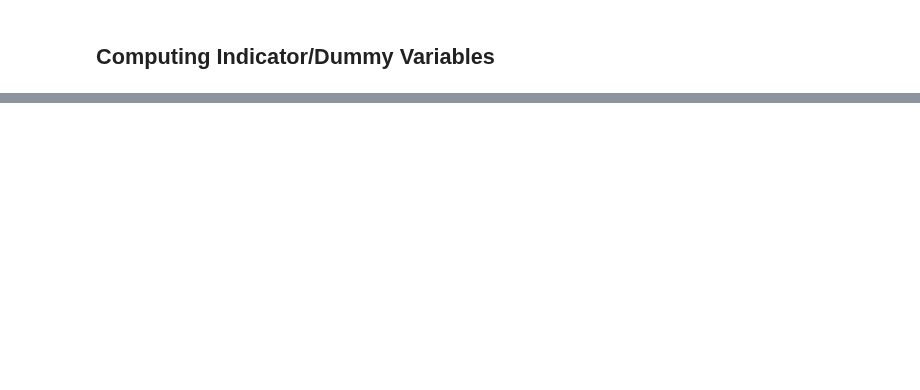
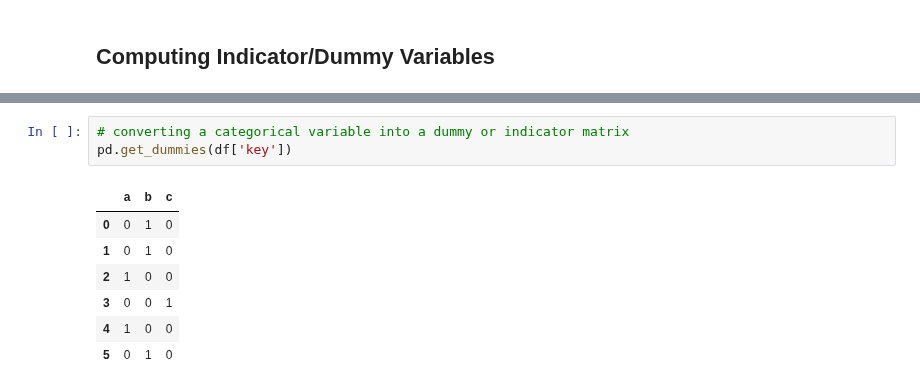
Before and after one commit to taicaile/study_notes, a Jupyter notebook: 008_PythonForDataAnalysis/Notebooks/CHAPTER 7 Data Cleaning and Preparation/7.2 Data Transformation.ipynb, the cells around one changed output, grey strips where cells are left out. Drawn from its saved outputs; the diff is of its cells as text; blank space fills up the shorter version.

```diff
--- a/008_PythonForDataAnalysis/Notebooks/CHAPTER 7 Data Cleaning and Preparation/7.2 Data Transformation.ipynb
+++ b/008_PythonForDataAnalysis/Notebooks/CHAPTER 7 Data Cleaning and Preparation/7.2 Data Transformation.ipynb
@@ -486,0 +508,11 @@ dtype: int64
+# %%
+# converting a categorical variable into a dummy or indicator matrix
+pd.get_dummies(df['key'])
+# %% [output]
+|  | a | b | c |
+| 0 | 0 | 1 | 0 |
+| 1 | 0 | 1 | 0 |
+| 2 | 1 | 0 | 0 |
+| 3 | 0 | 0 | 1 |
+| 4 | 1 | 0 | 0 |
+| 5 | 0 | 1 | 0 |
```
Also changed, not shown: parts of 29 cells of this notebook, 5 other files.
